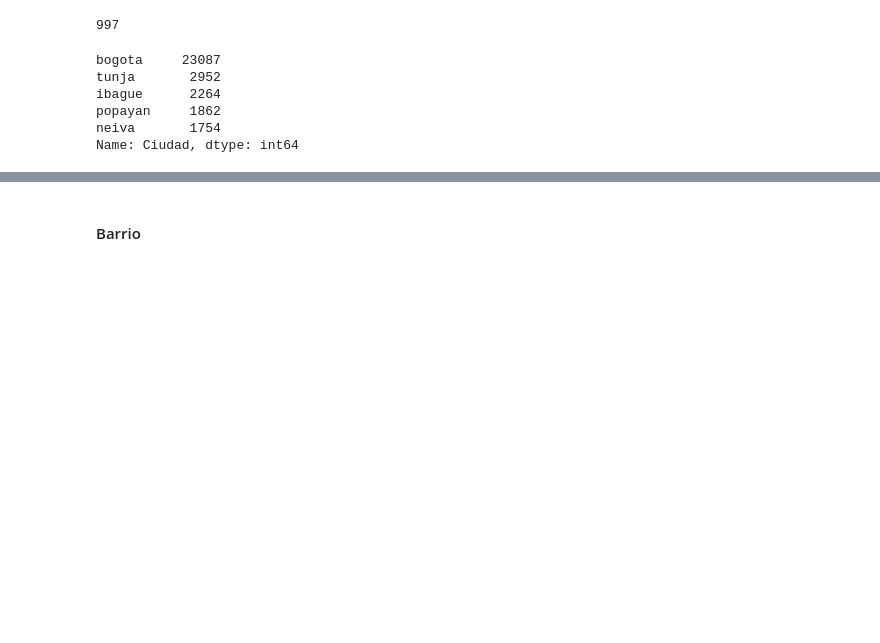
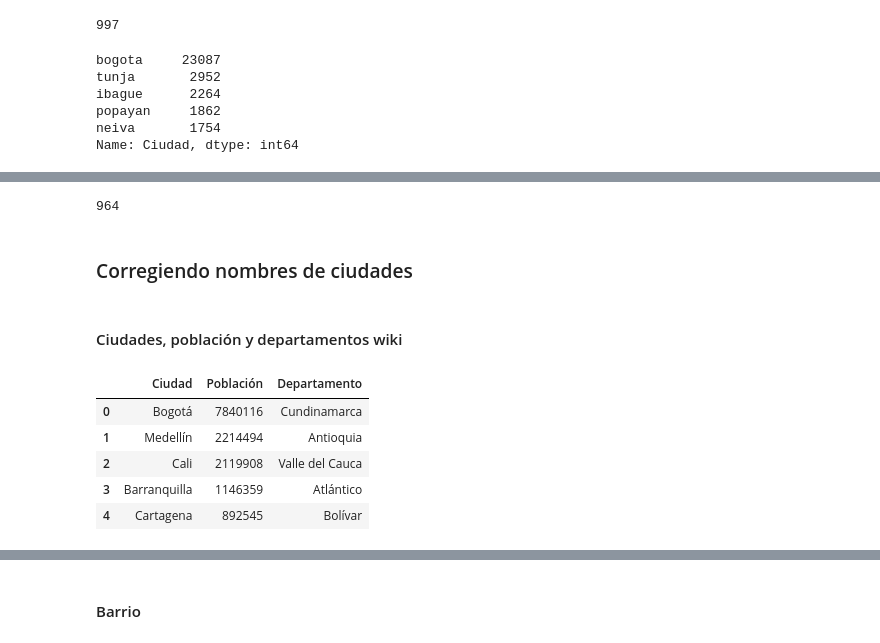
Before and after one commit to mavillard/colombia, a Jupyter notebook: perfiles_2016_3_ciudades_y_barrios.ipynb, the cells around one changed output, grey strips where cells are left out. Cells and saved outputs as stored; diff of their text form; code cells hidden in the pictures; blank space fills up the shorter version.

```diff
--- a/perfiles_2016_3_ciudades_y_barrios.ipynb
+++ b/perfiles_2016_3_ciudades_y_barrios.ipynb
@@ -132,0 +148,33 @@ Name: Ciudad, dtype: int64
+# %%
+perfiles_df['Ciudad'].nunique()
+# %% [output]
+964
+# %% [markdown]
+### Corregiendo nombres de ciudades
+# %% [markdown]
+#### Ciudades, población y departamentos wiki
+# %%
+dtypes = {
+    'Ciudad': str,
+    'Población': np.int32,
+    'Departamento': str,
+}
+
+ciudades_df = pd.read_csv(
+    'ciudades_colombia.csv',
+    sep='\t',
+    header=-1,
+    names=['Wiki index', 'Ciudad', 'Población', 'Departamento'],
+    usecols=['Ciudad', 'Población', 'Departamento'],
+    dtype=dtypes,
+    thousands='.',
+)
+# %%
+ciudades_df.head()
+# %% [output]
+|  | Ciudad | Población | Departamento |
+| 0 | Bogotá | 7840116 | Cundinamarca |
+| 1 | Medellín | 2214494 | Antioquia |
+| 2 | Cali | 2119908 | Valle del Cauca |
+| 3 | Barranquilla | 1146359 | Atlántico |
+| 4 | Cartagena | 892545 | Bolívar |
```
Also changed, not shown: parts of 37 cells of this notebook.
